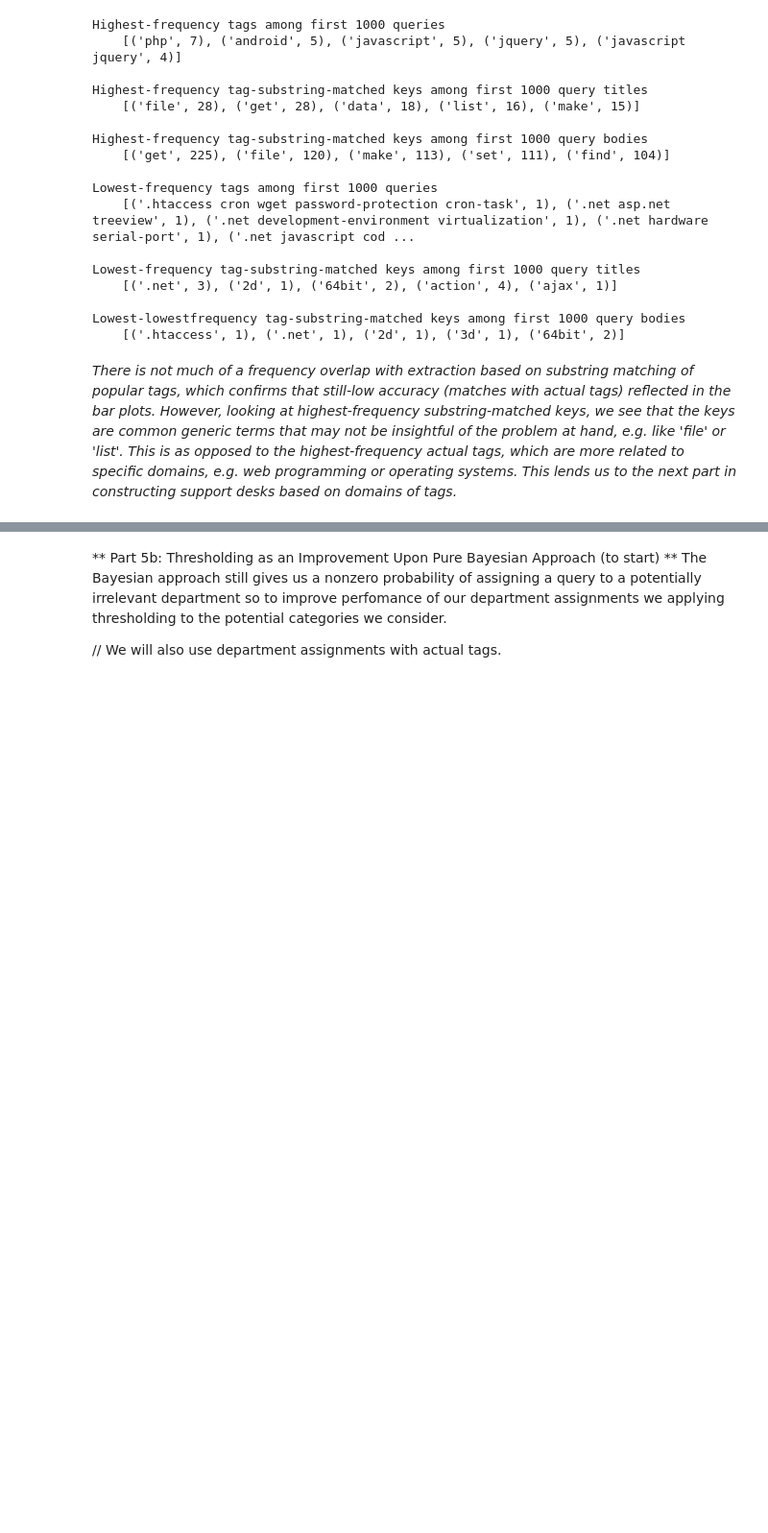
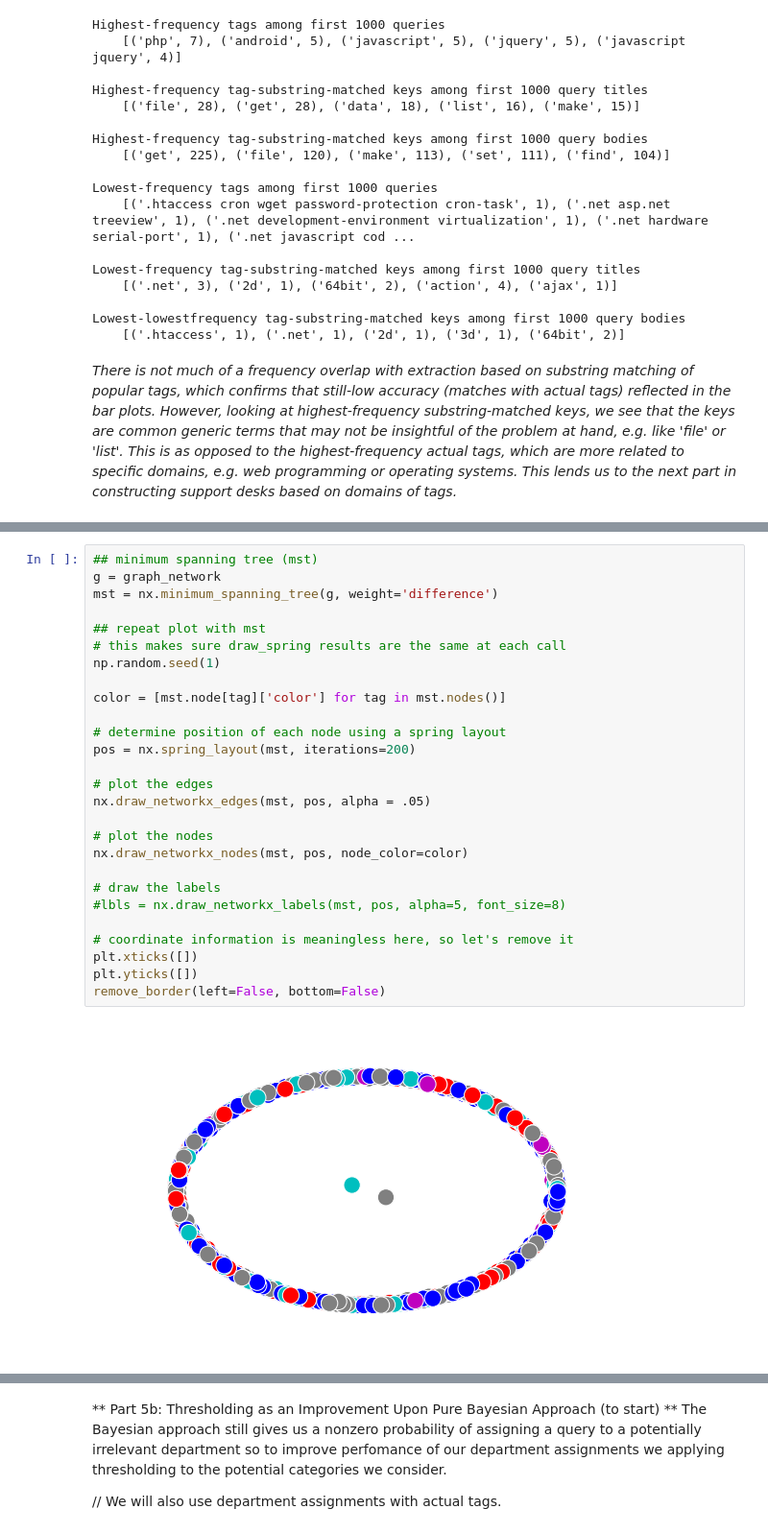
Before and after one commit to 2dpodcast/CS-109-Final-Project, a Jupyter notebook: CS109FinalProject.ipynb, the cells around one changed output, grey strips where cells are left out. Shown at 96% size. Drawn from its saved outputs; the diff is of its cells as text; blank space fills up the shorter version.

```diff
--- a/CS109FinalProject.ipynb
+++ b/CS109FinalProject.ipynb
@@ -912 +1000,30 @@ def desk_graph(data):
+# %%
+## minimum spanning tree (mst)
+g = graph_network
+mst = nx.minimum_spanning_tree(g, weight='difference')
+
+## repeat plot with mst
+# this makes sure draw_spring results are the same at each call
+np.random.seed(1)
+
+color = [mst.node[tag]['color'] for tag in mst.nodes()]
+
+# determine position of each node using a spring layout
+pos = nx.spring_layout(mst, iterations=200)
+
+# plot the edges
+nx.draw_networkx_edges(mst, pos, alpha = .05)
+
+# plot the nodes
+nx.draw_networkx_nodes(mst, pos, node_color=color)
+
+# draw the labels
+#lbls = nx.draw_networkx_labels(mst, pos, alpha=5, font_size=8)
+
+# coordinate information is meaningless here, so let's remove it
+plt.xticks([])
+plt.yticks([])
+remove_border(left=False, bottom=False)
+# %% [output]
+[figure, added]
 # %% [markdown]
```
Also changed, not shown: parts of 34 cells of this notebook.
